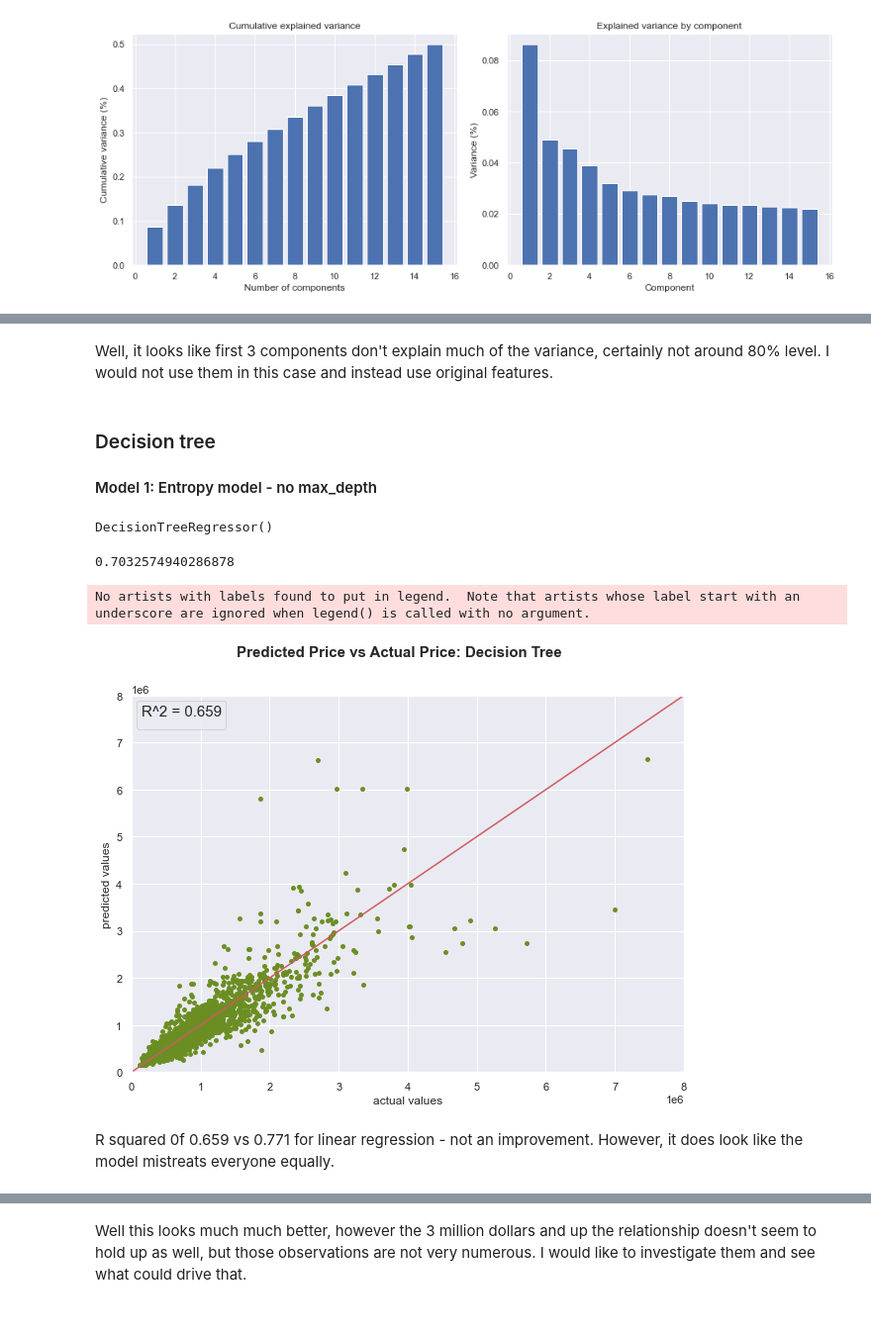
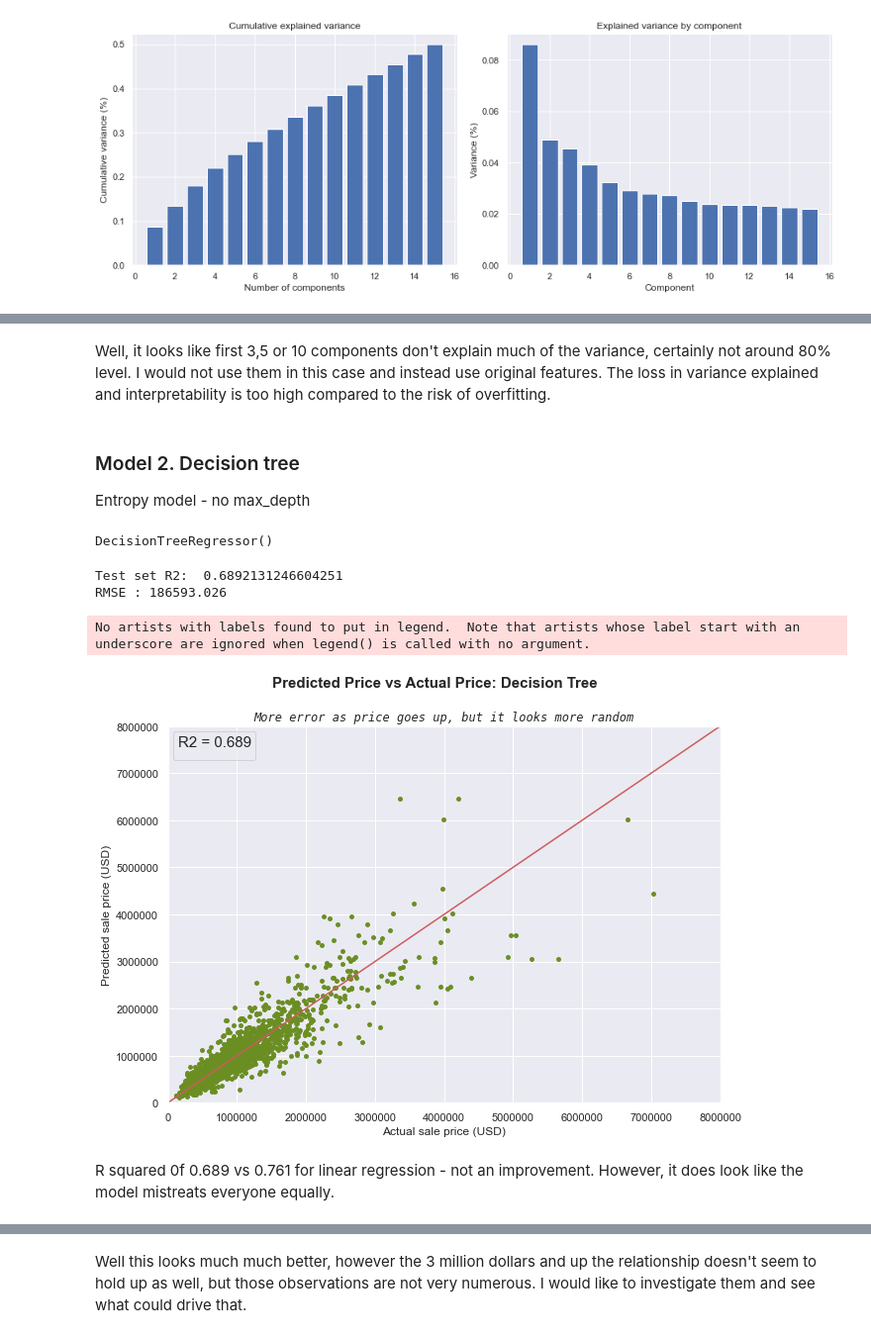
Before and after one commit to rowedata/Capstone1, a Jupyter notebook: Modeling.ipynb, the cells around one changed output, grey strips where cells are left out. Shown at 99% size. Drawn from its saved outputs; the diff is of its cells as text; code cells hidden in the pictures.

Commit message:
Final modeling clean

```diff
--- a/Modeling.ipynb
+++ b/Modeling.ipynb
@@ -332,8 +330,8 @@ print(principal.explained_variance_ratio_)
 # %% [markdown]
-Well, it looks like first 3 components don't explain much of the variance, certainly not around 80% level. I would not use them in this case and instead use original features.
+Well, it looks like first 3,5 or 10 components don't explain much of the variance, certainly not around 80% level. I would not use them in this case and instead use original features. The loss in variance explained and interpretability is too high compared to the risk of overfitting.
 # %% [markdown]
-### Decision tree
-#### Model 1: Entropy model - no max_depth
+### Model 2. Decision tree
+Entropy model - no max_depth
 # %%
 # Declare a variable called entr_model and use tree.DecisionTreeClassifier.
 entr_model = tree.DecisionTreeRegressor()
@@ -355,32 +345,35 @@ DecisionTreeRegressor()
 #tree.plot_tree(entr_model)
 # %%
 R2 = 1 - (np.sum((y_test-y_pred)**2)/np.sum((y_test-np.mean(y_test))**2))
-print(R2)
+print("Test set R2: ",R2)
+rmse = mean_squared_error(y_test, y_pred, squared=False)
+print(f"RMSE : {rmse:.3f}")
 # %% [output]
-0.7032574940286878
+Test set R2:  0.6892131246604251
+RMSE : 186593.026
 # %%
 sns.set()
 fig = plt.figure(figsize=(10, 7))
 
 # Build a scatterplot
 x = np.linspace(0,8000000,)
 plt.plot(x,x, color = 'indianred')
 plt.ylim((0,8000000))
 plt.xlim((0,8000000))
 plt.scatter(y_test, y_pred, s=15,color='olivedrab')
-
-plt.xlabel('actual values')
-plt.ylabel('predicted values')
+plt.ticklabel_format(useOffset=False, style='plain')
+plt.xlabel('Actual sale price (USD)')
+plt.ylabel('Predicted sale price (USD)')
 plt.suptitle('Predicted Price vs Actual Price: Decision Tree', fontsize=15,fontweight='bold')
-plt.title("",style='italic',family='monospace')
+plt.title("More error as price goes up, but it looks more random",style='italic',family='monospace')
 
 
-plt.legend(title='R^2 = 0.659', title_fontsize = 15)
+plt.legend(title='R2 = 0.689', title_fontsize = 15)
 
 plt.show()
 # %% [output]
 No artists with labels found to put in legend.  Note that artists whose label start with an underscore are ignored when legend() is called with no argument.
-[figure, old version]
+[figure, new version]
 # %% [markdown]
-R squared 0f 0.659 vs 0.771 for linear regression - not an improvement. However, it does look like the model mistreats everyone equally.
+R squared 0f 0.689 vs 0.761 for linear regression - not an improvement. However, it does look like the model mistreats everyone equally.
 # %% [markdown]
```
Also changed, not shown: parts of 80 cells of this notebook.
